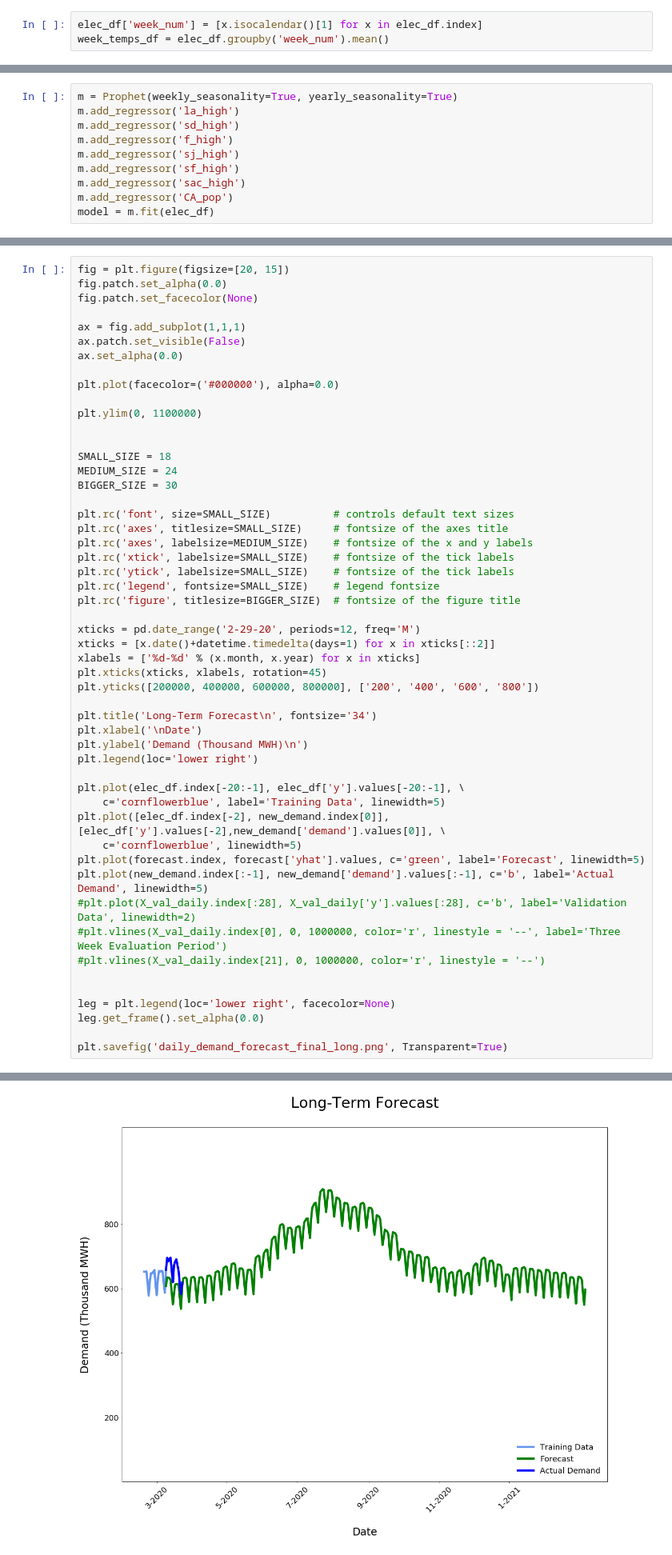
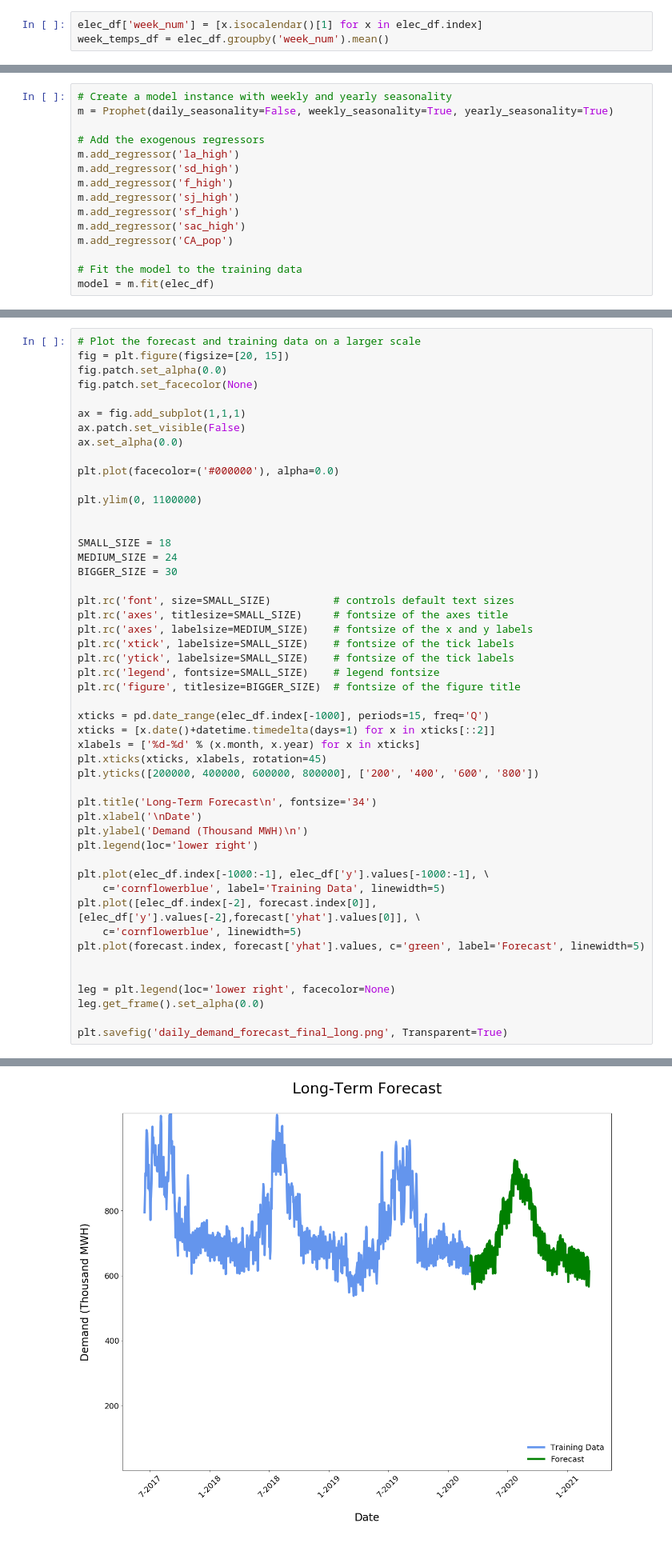
Before and after one commit to Merkeley/EnergyDemandForecast, a Jupyter notebook: Notebooks/EF_Model_Evaluation.ipynb, the cells around one changed output, grey strips where cells are left out. Shown: that part at 80% size. Cells and saved outputs as stored; diff of their text form.

```diff
--- a/Notebooks/EF_Model_Evaluation.ipynb
+++ b/Notebooks/EF_Model_Evaluation.ipynb
@@ -309,5 +215,8 @@ Load the model
 # %%
-m = Prophet(weekly_seasonality=True, yearly_seasonality=True)
+# Create a model instance with weekly and yearly seasonality
+m = Prophet(daily_seasonality=False, weekly_seasonality=True, yearly_seasonality=True)
+
+# Add the exogenous regressors
 m.add_regressor('la_high')
 m.add_regressor('sd_high')
 m.add_regressor('f_high')
@@ -315,5 +224,7 @@ m.add_regressor('sj_high')
 m.add_regressor('sf_high')
 m.add_regressor('sac_high')
 m.add_regressor('CA_pop')
+
+# Fit the model to the training data
 model = m.fit(elec_df)
 # %% [output]
@@ -404,4 +289,5 @@ xticks
 # %%
+# Plot the forecast and training data on a larger scale
 fig = plt.figure(figsize=[20, 15])
 fig.patch.set_alpha(0.0)
 fig.patch.set_facecolor(None)
@@ -421,38 +307,34 @@ BIGGER_SIZE = 30
 
 plt.rc('font', size=SMALL_SIZE)          # controls default text sizes
 plt.rc('axes', titlesize=SMALL_SIZE)     # fontsize of the axes title
 plt.rc('axes', labelsize=MEDIUM_SIZE)    # fontsize of the x and y labels
 plt.rc('xtick', labelsize=SMALL_SIZE)    # fontsize of the tick labels
 plt.rc('ytick', labelsize=SMALL_SIZE)    # fontsize of the tick labels
 plt.rc('legend', fontsize=SMALL_SIZE)    # legend fontsize
 plt.rc('figure', titlesize=BIGGER_SIZE)  # fontsize of the figure title
 
-xticks = pd.date_range('2-29-20', periods=12, freq='M')
+xticks = pd.date_range(elec_df.index[-1000], periods=15, freq='Q')
 xticks = [x.date()+datetime.timedelta(days=1) for x in xticks[::2]]
 xlabels = ['%d-%d' % (x.month, x.year) for x in xticks]
 plt.xticks(xticks, xlabels, rotation=45)
 plt.yticks([200000, 400000, 600000, 800000], ['200', '400', '600', '800'])
 
 plt.title('Long-Term Forecast\n', fontsize='34')
 plt.xlabel('\nDate')
 plt.ylabel('Demand (Thousand MWH)\n')
 plt.legend(loc='lower right')
 
-plt.plot(elec_df.index[-20:-1], elec_df['y'].values[-20:-1], \
+plt.plot(elec_df.index[-1000:-1], elec_df['y'].values[-1000:-1], \
     c='cornflowerblue', label='Training Data', linewidth=5)
-plt.plot([elec_df.index[-2], new_demand.index[0]], [elec_df['y'].values[-2],new_demand['demand'].values[0]], \
+plt.plot([elec_df.index[-2], forecast.index[0]], [elec_df['y'].values[-2],forecast['yhat'].values[0]], \
     c='cornflowerblue', linewidth=5)
 plt.plot(forecast.index, forecast['yhat'].values, c='green', label='Forecast', linewidth=5)
-plt.plot(new_demand.index[:-1], new_demand['demand'].values[:-1], c='b', label='Actual Demand', linewidth=5)
-#plt.plot(X_val_daily.index[:28], X_val_daily['y'].values[:28], c='b', label='Validation Data', linewidth=2)
-#plt.vlines(X_val_daily.index[0], 0, 1000000, color='r', linestyle = '--', label='Three Week Evaluation Period')
-#plt.vlines(X_val_daily.index[21], 0, 1000000, color='r', linestyle = '--')
 
 
 leg = plt.legend(loc='lower right', facecolor=None)
 leg.get_frame().set_alpha(0.0)
 
 plt.savefig('daily_demand_forecast_final_long.png', Transparent=True)
 # %% [output]
 WARNING:matplotlib.legend:No handles with labels found to put in legend.
-[figure, old version]
+[figure, new version]
```
Also changed, not shown: parts of 30 cells of this notebook, 4 other files.
